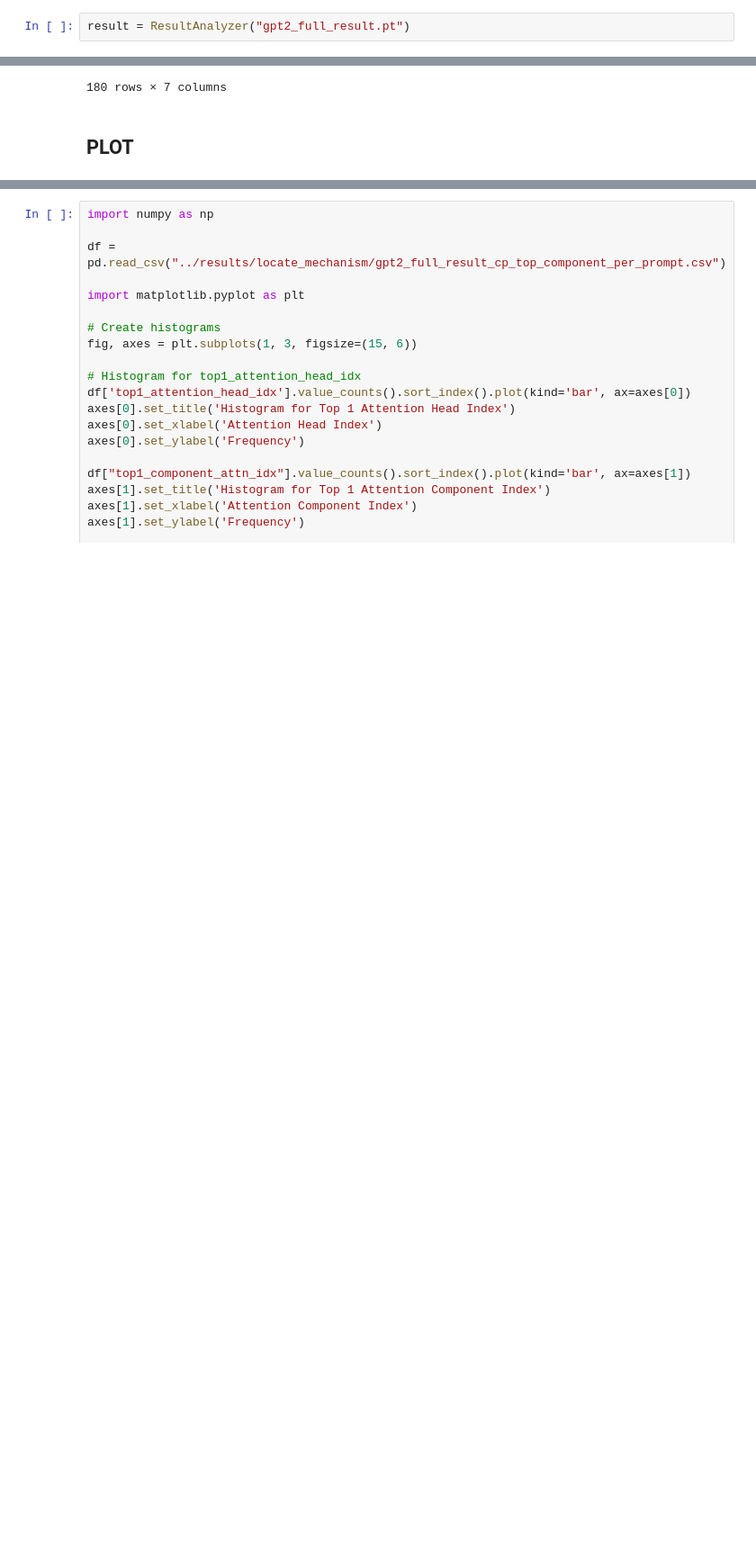
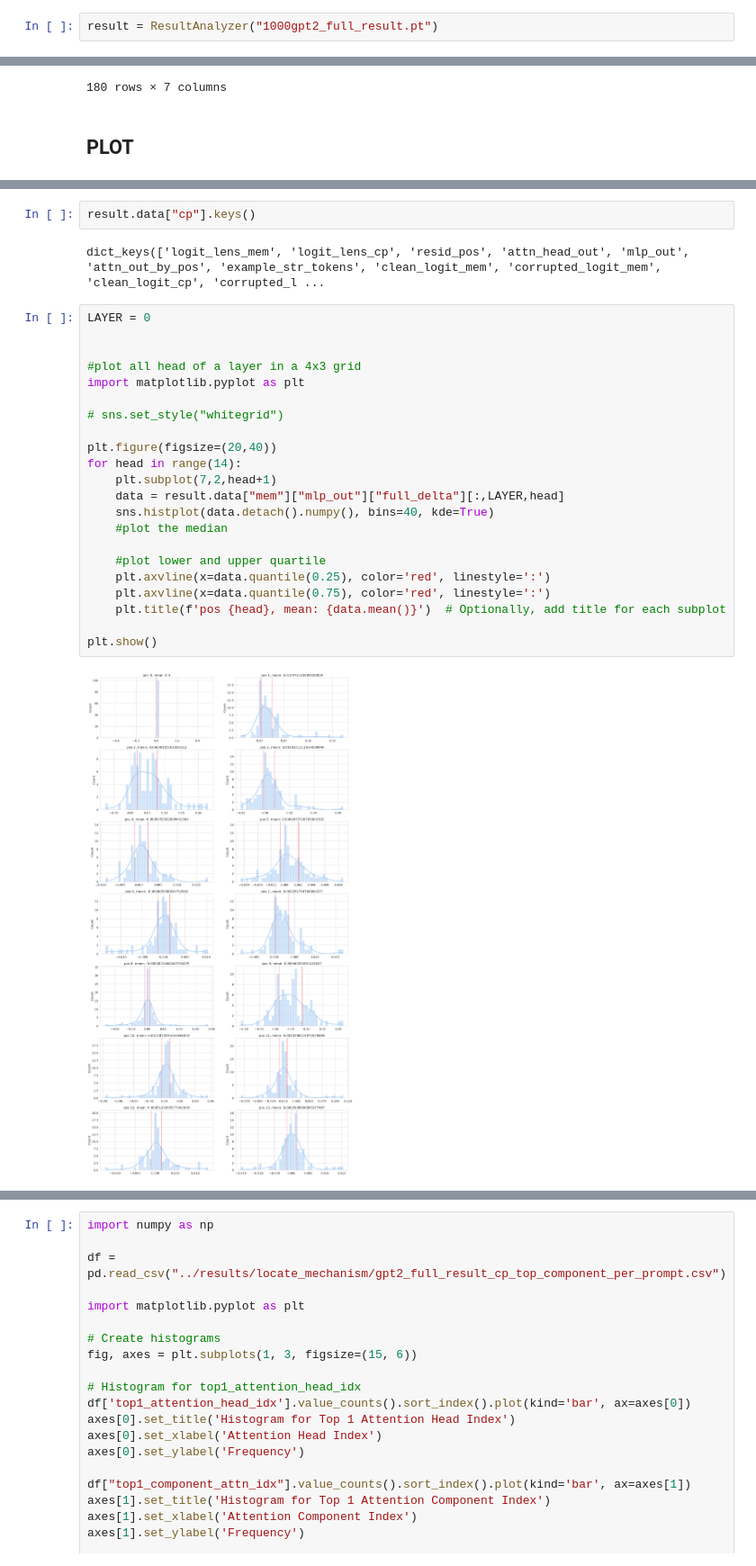
Before and after one commit to francescortu/comp-mech, a Jupyter notebook: notebooks/plot.ipynb, the cells around one changed output, grey strips where cells are left out. Shown at 90% size. Cells and saved outputs as stored; diff of their text form; blank space fills up the shorter version.

```diff
--- a/notebooks/plot.ipynb
+++ b/notebooks/plot.ipynb
@@ -38,7 +21,7 @@ result.process_pos_attn_head_out()
 # %% [markdown]
 ## Generate the CSV file
 # %%
-result = ResultAnalyzer("gpt2_full_result.pt")
+result = ResultAnalyzer("1000gpt2_full_result.pt")
 # %%
 result.data["cp"]["premise"] = [el for x in result.data["cp"]["premise"] for el in x]
 result.data["mem"]["premise"] = [el for x in result.data["mem"]["premise"] for el in x]
@@ -133,0 +140,28 @@ for file_name in csv_files:
+# %%
+result.data["cp"].keys()
+# %% [output]
+dict_keys(['logit_lens_mem', 'logit_lens_cp', 'resid_pos', 'attn_head_out', 'mlp_out', 'attn_out_by_pos', 'example_str_tokens', 'clean_logit_mem', 'corrupted_logit_mem', 'clean_logit_cp', 'corrupted_l ...
+# %%
+LAYER = 0
+
+
+#plot all head of a layer in a 4x3 grid
+import matplotlib.pyplot as plt
+
+# sns.set_style("whitegrid")
+
+plt.figure(figsize=(20,40))
+for head in range(14):
+    plt.subplot(7,2,head+1)
+    data = result.data["mem"]["mlp_out"]["full_delta"][:,LAYER,head]
+    sns.histplot(data.detach().numpy(), bins=40, kde=True)
+    #plot the median
+
+    #plot lower and upper quartile
+    plt.axvline(x=data.quantile(0.25), color='red', linestyle=':')
+    plt.axvline(x=data.quantile(0.75), color='red', linestyle=':')
+    plt.title(f'pos {head}, mean: {data.mean()}')  # Optionally, add title for each subplot
+
+plt.show()
+# %% [output]
+[figure, added]
```
Also changed, not shown: parts of 11 cells of this notebook.
